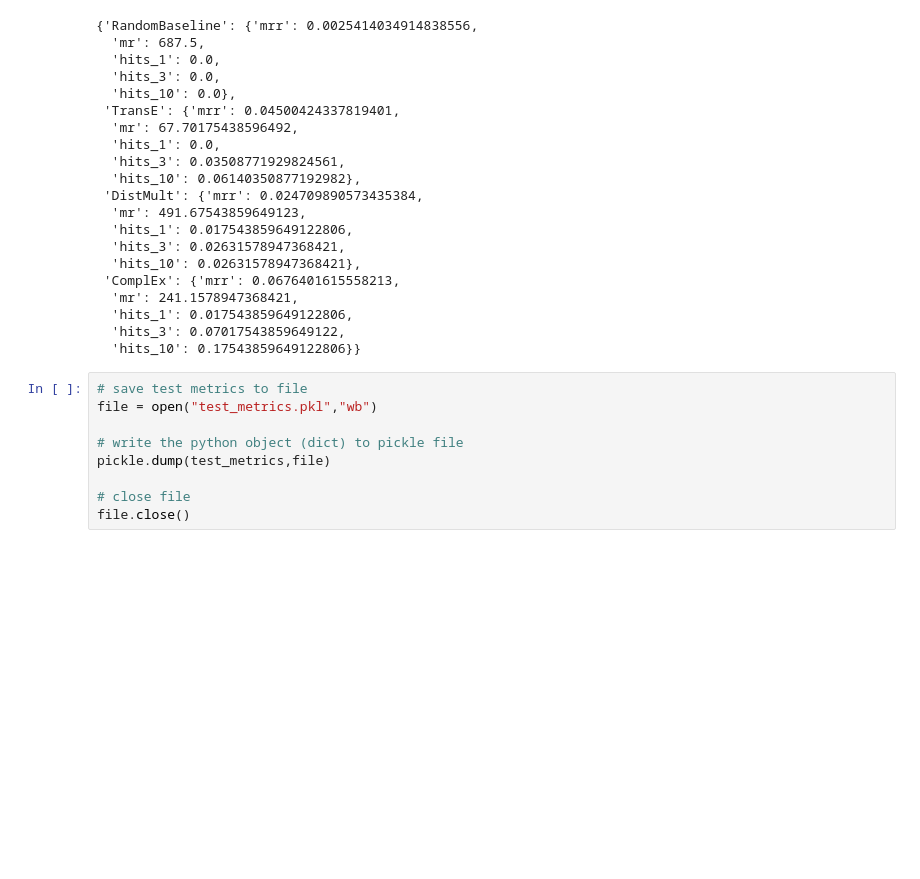
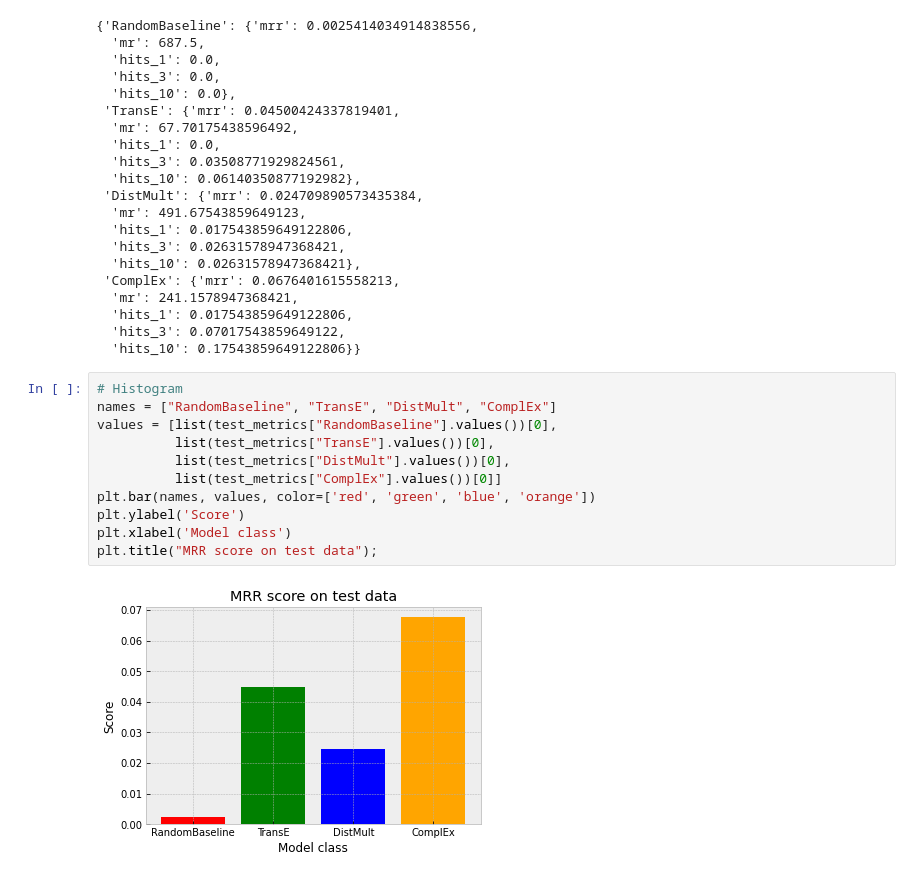
Before and after one commit to JohannaJo/master-latex-template, a Jupyter notebook: code/model_selection/model_selection.ipynb, the cells around one changed output. Drawn from its saved outputs; the diff is of its cells as text; blank space fills up the shorter version.

Commit message:
Added visualisations of metrics

```diff
--- a/code/model_selection/model_selection.ipynb
+++ b/code/model_selection/model_selection.ipynb
@@ -193,12 +205,16 @@ test_metrics
   'hits_1': 0.017543859649122806,
   'hits_3': 0.07017543859649122,
   'hits_10': 0.17543859649122806}}
-# %%
-# save test metrics to file
-file = open("test_metrics.pkl","wb")
-
-# write the python object (dict) to pickle file
-pickle.dump(test_metrics,file)
-
-# close file
-file.close()
+# %%
+# Histogram
+names = ["RandomBaseline", "TransE", "DistMult", "ComplEx"]
+values = [list(test_metrics["RandomBaseline"].values())[0],
+          list(test_metrics["TransE"].values())[0],
+          list(test_metrics["DistMult"].values())[0],
+          list(test_metrics["ComplEx"].values())[0]]
+plt.bar(names, values, color=['red', 'green', 'blue', 'orange'])
+plt.ylabel('Score')
+plt.xlabel('Model class')
+plt.title("MRR score on test data");
+# %% [output]
+[figure, added]
```
Also changed, not shown: parts of 4 cells of this notebook.
